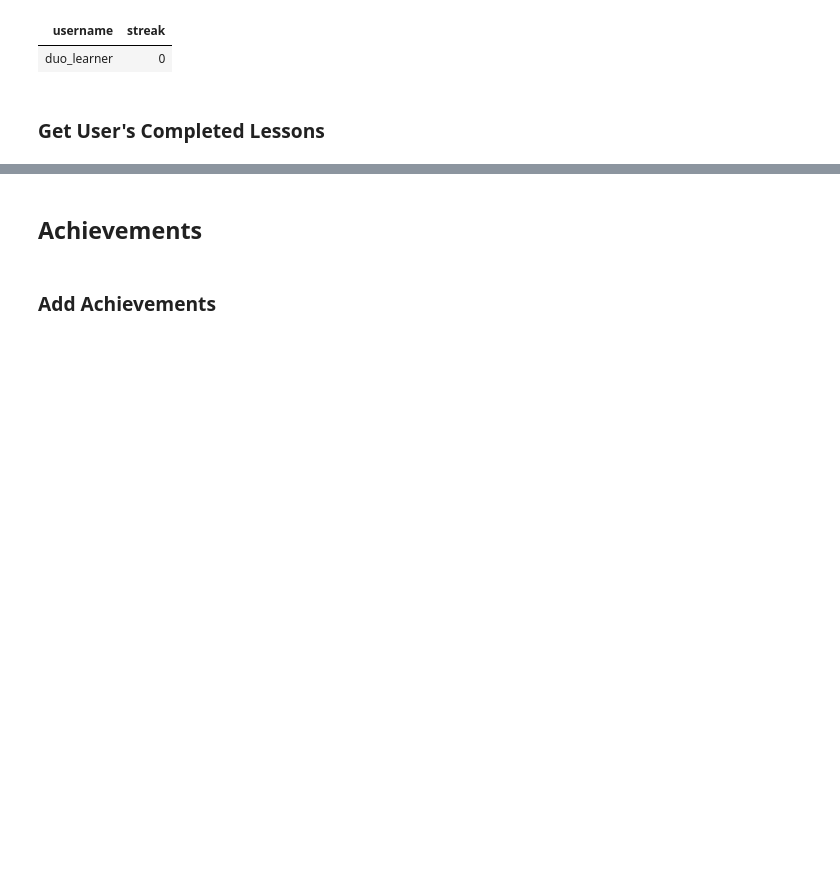
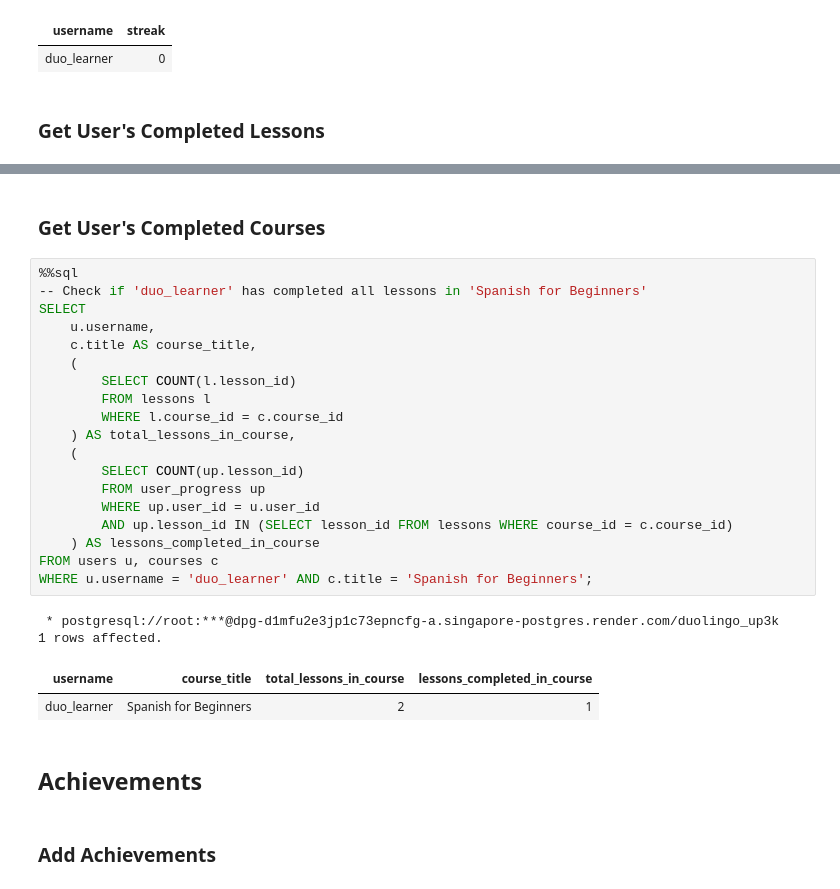
Before and after one commit to Guy-Thatchakorn/Database_foundation, a Jupyter notebook: Duolingo_Database_Final_Project.ipynb, the cells around one changed output, grey strips where cells are left out. Cells and saved outputs as stored; diff of their text form; blank space fills up the shorter version.

```diff
--- a/Duolingo_Database_Final_Project.ipynb
+++ b/Duolingo_Database_Final_Project.ipynb
@@ -325,3 +408,29 @@ ORDER BY up.completed_at DESC;
+# %% [markdown]
+### Get User's Completed Courses
+# %%
+%%sql
+-- Check if 'duo_learner' has completed all lessons in 'Spanish for Beginners'
+SELECT
+    u.username,
+    c.title AS course_title,
+    (
+        SELECT COUNT(l.lesson_id)
+        FROM lessons l
+        WHERE l.course_id = c.course_id
+    ) AS total_lessons_in_course,
+    (
+        SELECT COUNT(up.lesson_id)
+        FROM user_progress up
+        WHERE up.user_id = u.user_id
+        AND up.lesson_id IN (SELECT lesson_id FROM lessons WHERE course_id = c.course_id)
+    ) AS lessons_completed_in_course
+FROM users u, courses c
+WHERE u.username = 'duo_learner' AND c.title = 'Spanish for Beginners';
+# %% [output]
+ * postgresql://root:***@dpg-d1mfu2e3jp1c73epncfg-a.singapore-postgres.render.com/duolingo_up3k
+1 rows affected.
+| username | course_title | total_lessons_in_course | lessons_completed_in_course |
+| duo_learner | Spanish for Beginners | 2 | 1 |
 # %% [markdown]
 ## Achievements
 # %% [markdown]
```
Also changed, not shown: parts of 44 cells of this notebook.
